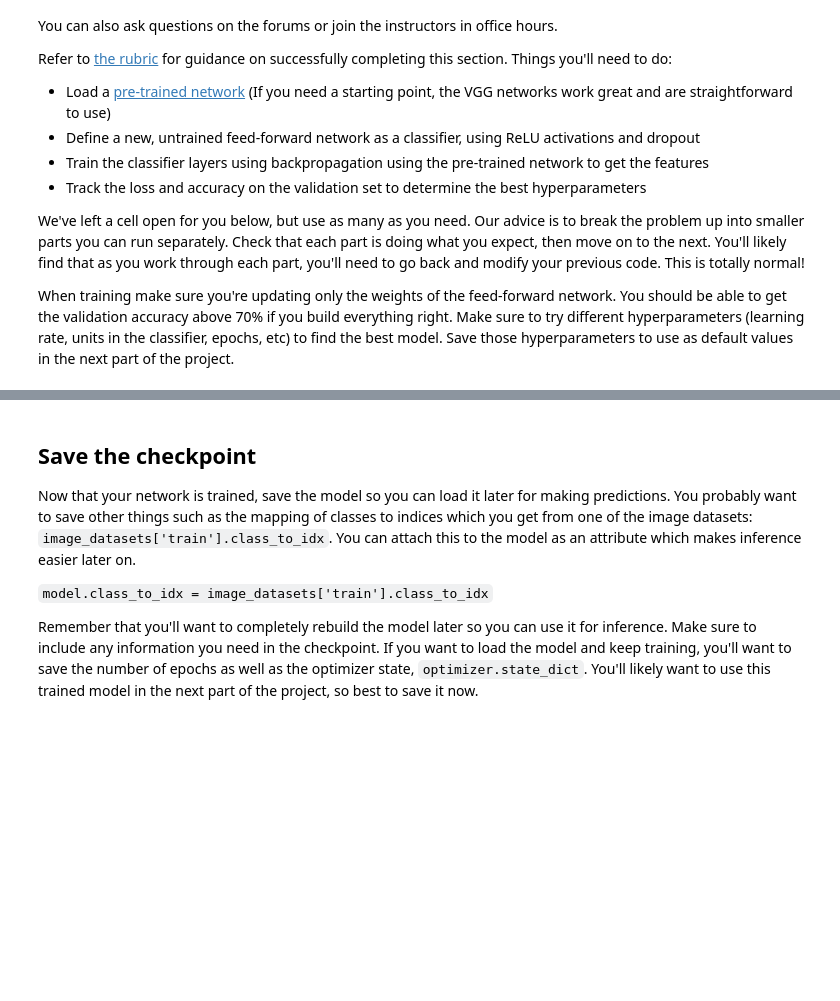
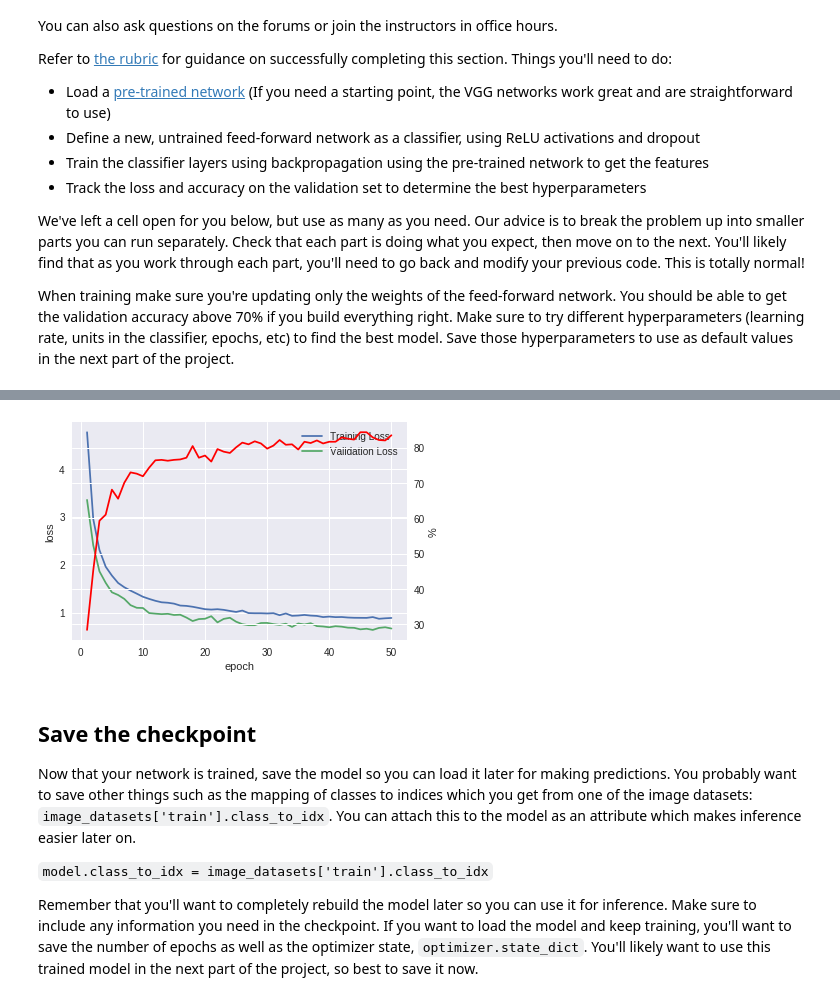
Before and after one commit to joaopamaral/pytorch_challenge, a Jupyter notebook: Image Classifier Project.ipynb, the cells around one changed output, grey strips where cells are left out. Drawn from its saved outputs; the diff is of its cells as text; code cells hidden in the pictures; blank space fills up the shorter version.

Commit message:
Created using Colaboratory - Resnet 151 - 50 Epoch - 83%

```diff
--- a/Image Classifier Project.ipynb
+++ b/Image Classifier Project.ipynb
@@ -178,20 +178,23 @@ model.fc = nn.Sequential(nn.Linear(2048, 500),
                                  nn.Linear(500, 102),
                                  nn.LogSoftmax(dim=1))
 
+model.to(device);
+# print(model)
+
 criterion = nn.CrossEntropyLoss()
 
 # Only train the classifier parameters, feature parameters are frozen
-# optimizer = optim.Adagrad(model.fc.parameters(), lr=0.01)
-optimizer = optim.Adam(model.fc.parameters(), lr=0.003)
+optimizer = optim.Adagrad(model.fc.parameters(), lr=0.01)
+# optimizer = optim.Adam(model.fc.parameters(), lr=0.003)
 # optimizer = optim.SGD(model.fc.parameters(), lr=0.001)
-
-model.to(device);
-# print(model)
 # %%
 # number of epochs to train the model
-n_epochs = 2
+n_epochs = 50
 
 valid_loss_min = np.Inf # track change in validation loss
+train_loss_per_epoch = []
+valid_loss_per_epoch = []
+valid_accuracy_per_epoch = []
 
 for epoch in range(1, n_epochs+1):
 
@@ -225,6 +228,7 @@ for epoch in range(1, n_epochs+1):
     ######################
     model.eval()
     correct_validation = 0.0
+    total_analised = 0.0
     for batch_idx, (data, target) in enumerate(tqdm.tqdm(validation_loader, desc=f'Validating Model, Epoch {epoch}')):
         # move tensors to GPU if CUDA is available
         if train_on_gpu:
@@ -236,7 +240,8 @@ for epoch in range(1, n_epochs+1):
         # compare predictions to true label
         correct_tensor = pred.eq(target.data.view_as(pred))
         correct = np.squeeze(correct_tensor.numpy()) if not train_on_gpu else np.squeeze(correct_tensor.cpu().numpy())
-        correct_validation += correct
+        correct_validation += correct.sum()
+        total_analised += correct.size
         # calculate the batch loss
         loss = criterion(output, target)
         # update average validation loss
@@ -247,8 +252,12 @@ for epoch in range(1, n_epochs+1):
     valid_loss = valid_loss/len(validation_loader.dataset)
     accuaracy_validation = correct_validation / len(validation_loader.dataset)
 
+    train_loss_per_epoch.append(train_loss)
+    valid_loss_per_epoch.append(valid_loss)
+    valid_accuracy_per_epoch.append(accuaracy_validation)
+
     # print training/validation statistics
-    print(f'Epoch: {epoch} \tTraining Loss: {train_loss:.6f} \tValidation Loss: {valid_loss:.6f} \tAccuracy: {accuaracy_validation*100}%')
+    print(f'Epoch: {epoch} \tTraining Loss: {train_loss:.6f} \tValidation Loss: {valid_loss:.6f} \tAccuracy: {accuaracy_validation*100:.6f}%')
 
     # save model if validation loss has decreased
     if valid_loss <= valid_loss_min:
@@ -260,3 +293,16 @@ ValueError: ignored
+# %%
+fig, ax1 = plt.subplots()
+ax1.plot(range(1, n_epochs+1), train_loss_per_epoch);
+ax1.plot(range(1, n_epochs+1), valid_loss_per_epoch);
+plt.legend(['Training Loss', 'Validation Loss']);
+plt.xlabel('epoch');
+plt.ylabel('loss');
+
+ax2 = ax1.twinx()
+ax2.plot(range(1, n_epochs+1), np.asarray(valid_accuracy_per_epoch)*100, color='r');
+plt.ylabel('%');
+# %% [output]
+[figure, added]
 # %% [markdown]
 ## Save the checkpoint
 
```
Also changed, not shown: parts of 3 cells of this notebook.
